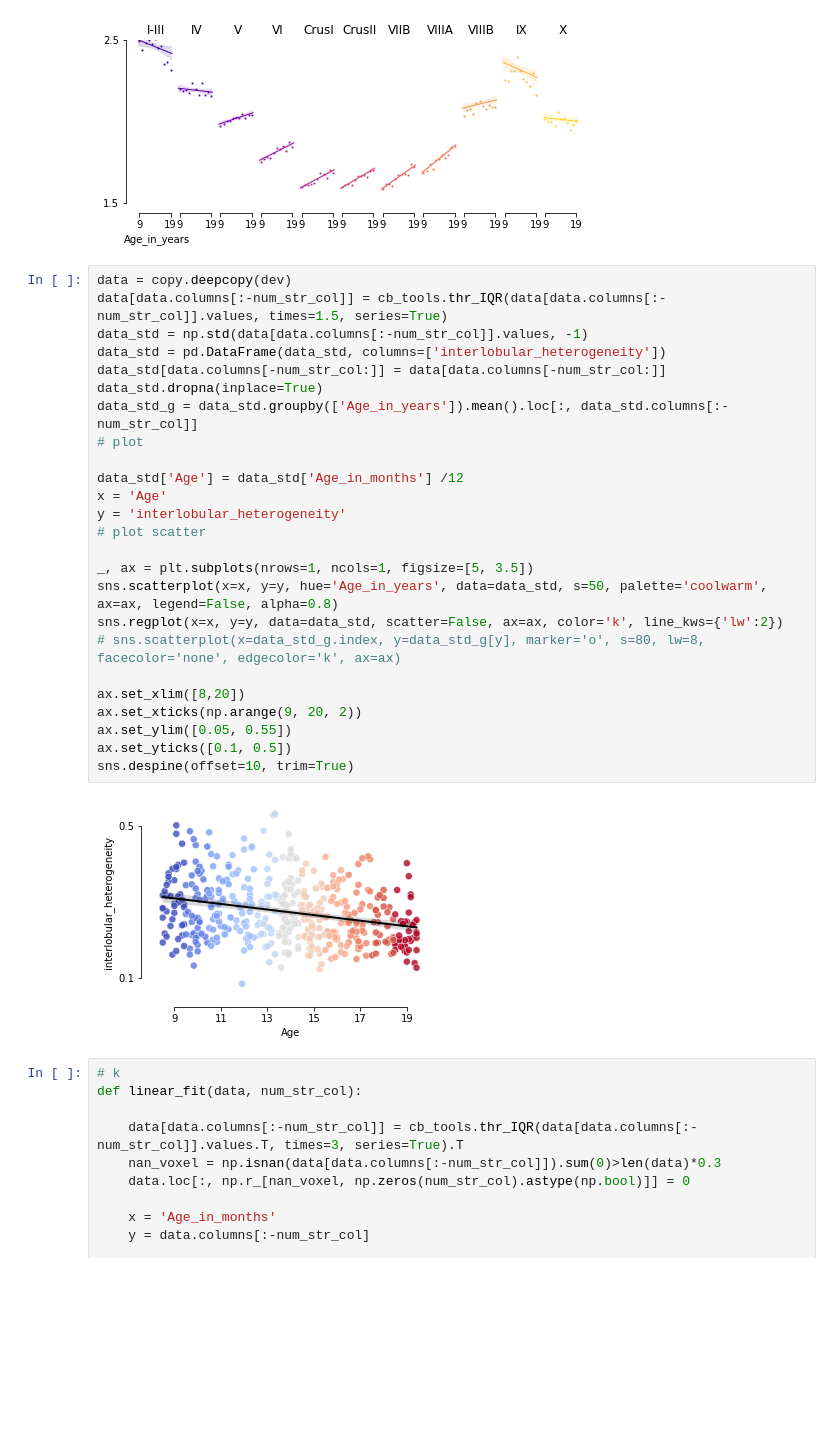
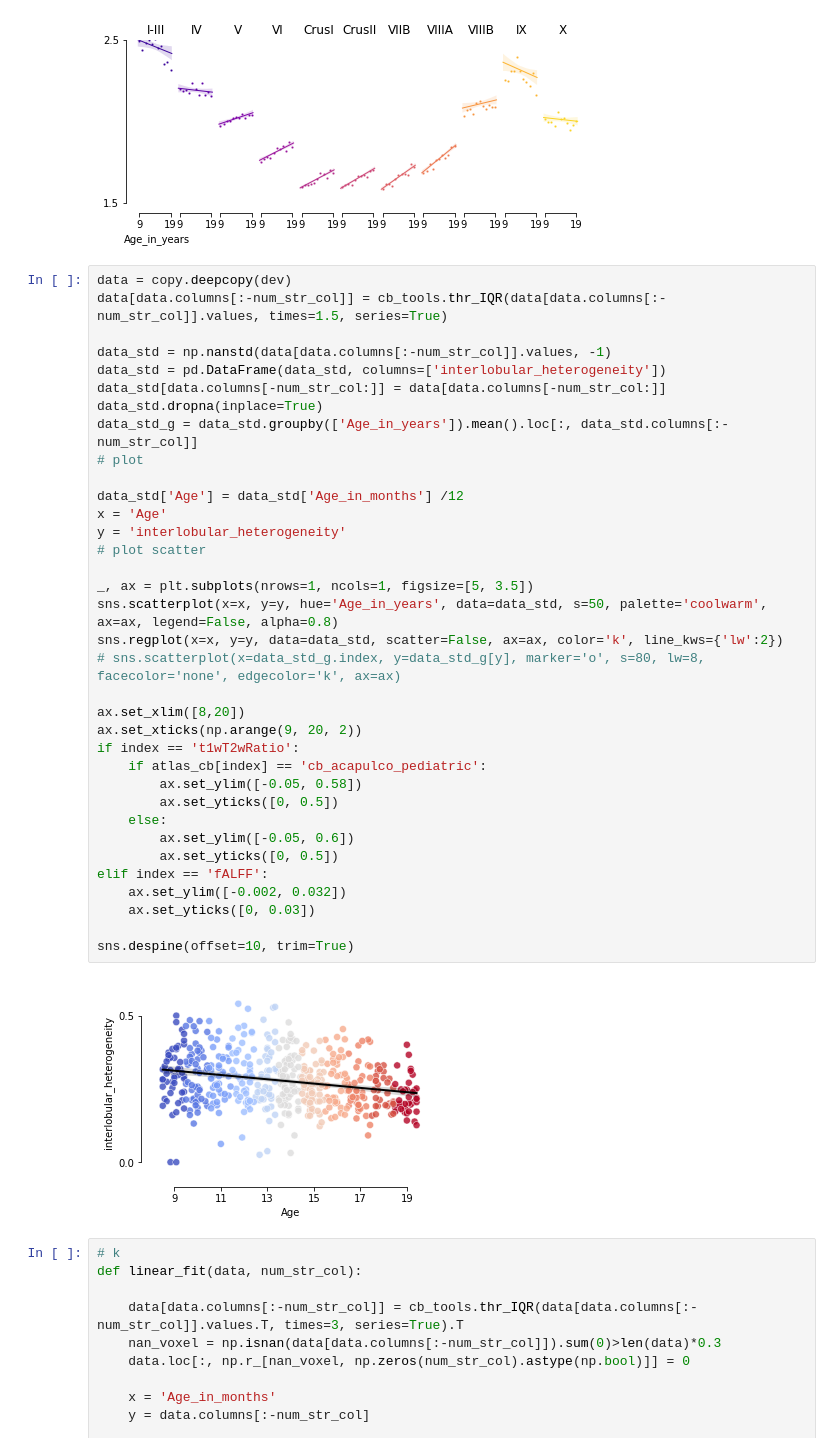
Before and after one commit to BNUCNL/cerebellum_grad_dev, a Jupyter notebook: 5_plot_adult_and_dev_results.ipynb, the cells around one changed output. Cells and saved outputs as stored; diff of their text form; blank space fills up the shorter version.

```diff
--- a/5_plot_adult_and_dev_results.ipynb
+++ b/5_plot_adult_and_dev_results.ipynb
@@ -211,30 +211,40 @@ for i, col in enumerate(data.columns[:num_roi]):
 # %%
 data = copy.deepcopy(dev)
 data[data.columns[:-num_str_col]] = cb_tools.thr_IQR(data[data.columns[:-num_str_col]].values, times=1.5, series=True)
-data_std = np.std(data[data.columns[:-num_str_col]].values, -1)
+
+data_std = np.nanstd(data[data.columns[:-num_str_col]].values, -1)
 data_std = pd.DataFrame(data_std, columns=['interlobular_heterogeneity'])
 data_std[data.columns[-num_str_col:]] = data[data.columns[-num_str_col:]]
 data_std.dropna(inplace=True)
 data_std_g = data_std.groupby(['Age_in_years']).mean().loc[:, data_std.columns[:-num_str_col]]
 # plot
 
 data_std['Age'] = data_std['Age_in_months'] /12
 x = 'Age'
 y = 'interlobular_heterogeneity'
 # plot scatter
 
 _, ax = plt.subplots(nrows=1, ncols=1, figsize=[5, 3.5])
 sns.scatterplot(x=x, y=y, hue='Age_in_years', data=data_std, s=50, palette='coolwarm', ax=ax, legend=False, alpha=0.8)
 sns.regplot(x=x, y=y, data=data_std, scatter=False, ax=ax, color='k', line_kws={'lw':2})
 # sns.scatterplot(x=data_std_g.index, y=data_std_g[y], marker='o', s=80, lw=8, facecolor='none', edgecolor='k', ax=ax)
 
 ax.set_xlim([8,20])
 ax.set_xticks(np.arange(9, 20, 2))
-ax.set_ylim([0.05, 0.55])
-ax.set_yticks([0.1, 0.5])
+if index == 't1wT2wRatio':
+    if atlas_cb[index] == 'cb_acapulco_pediatric':
+        ax.set_ylim([-0.05, 0.58])
+        ax.set_yticks([0, 0.5])
+    else:
+        ax.set_ylim([-0.05, 0.6])
+        ax.set_yticks([0, 0.5])
+elif index == 'fALFF':
+    ax.set_ylim([-0.002, 0.032])
+    ax.set_yticks([0, 0.03])
+
 sns.despine(offset=10, trim=True)
 # %% [output]
-[figure, old version]
+[figure, new version]
 # %%
 # k
 def linear_fit(data, num_str_col):
```
Also changed, not shown: parts of 4 cells of this notebook, 1 other file.
